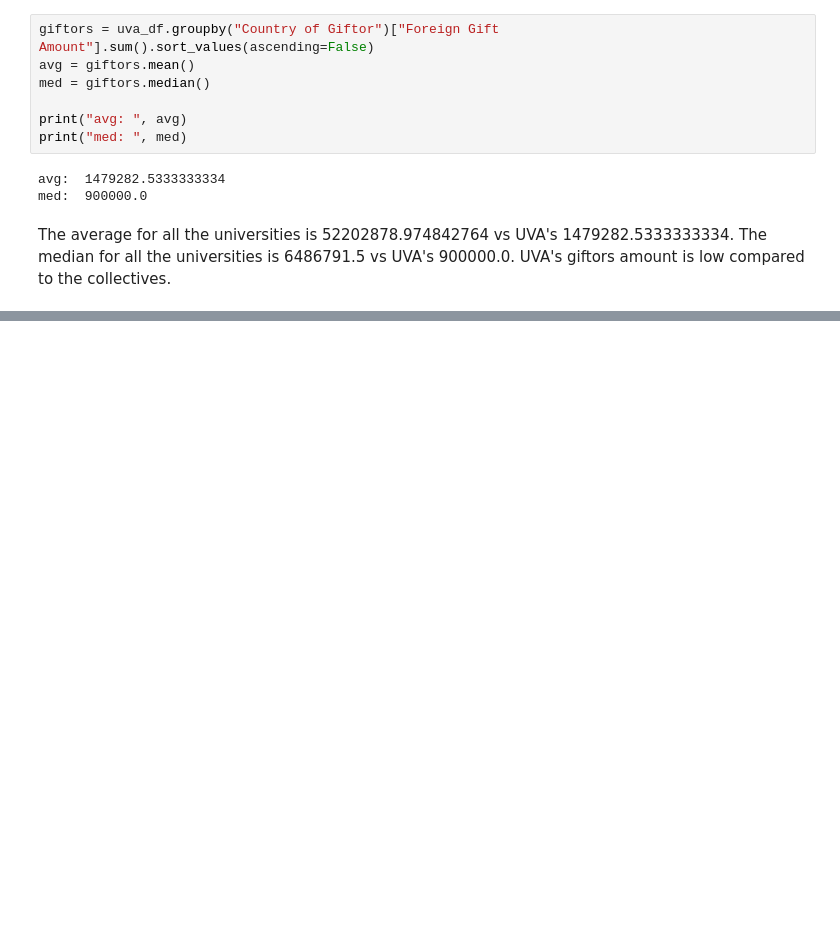
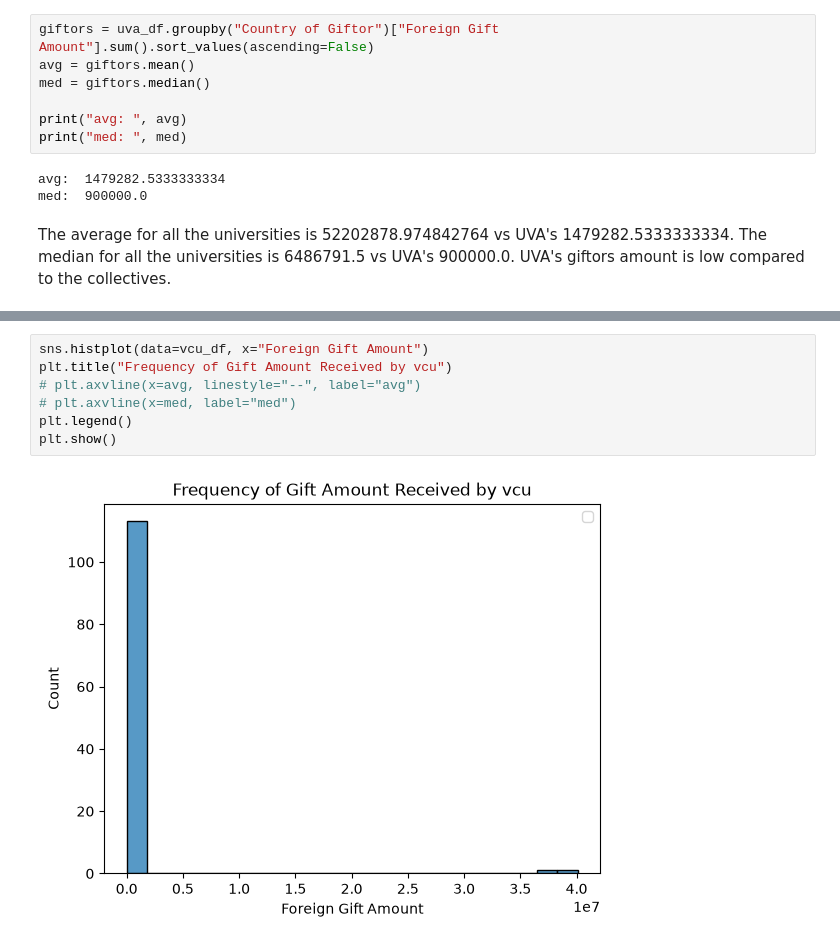
Before and after one commit to kaitlynNMcFadden/uu_wrangling_and_eda, a Jupyter notebook: lab_1/uva_analysis.ipynb, the cells around one changed output, grey strips where cells are left out. Saved outputs shown, nothing was run; the diff lists cells and outputs as text; blank space fills up the shorter version.

```diff
--- a/lab_1/uva_analysis.ipynb
+++ b/lab_1/uva_analysis.ipynb
@@ -115,0 +188,9 @@ Name: count, Length: 318, dtype: int64
+# %%
+sns.histplot(data=vcu_df, x="Foreign Gift Amount")
+plt.title("Frequency of Gift Amount Received by vcu")
+# plt.axvline(x=avg, linestyle="--", label="avg")
+# plt.axvline(x=med, label="med")
+plt.legend()
+plt.show()
+# %% [output]
+[figure, added]
```
Also changed, not shown: parts of 31 cells of this notebook.
